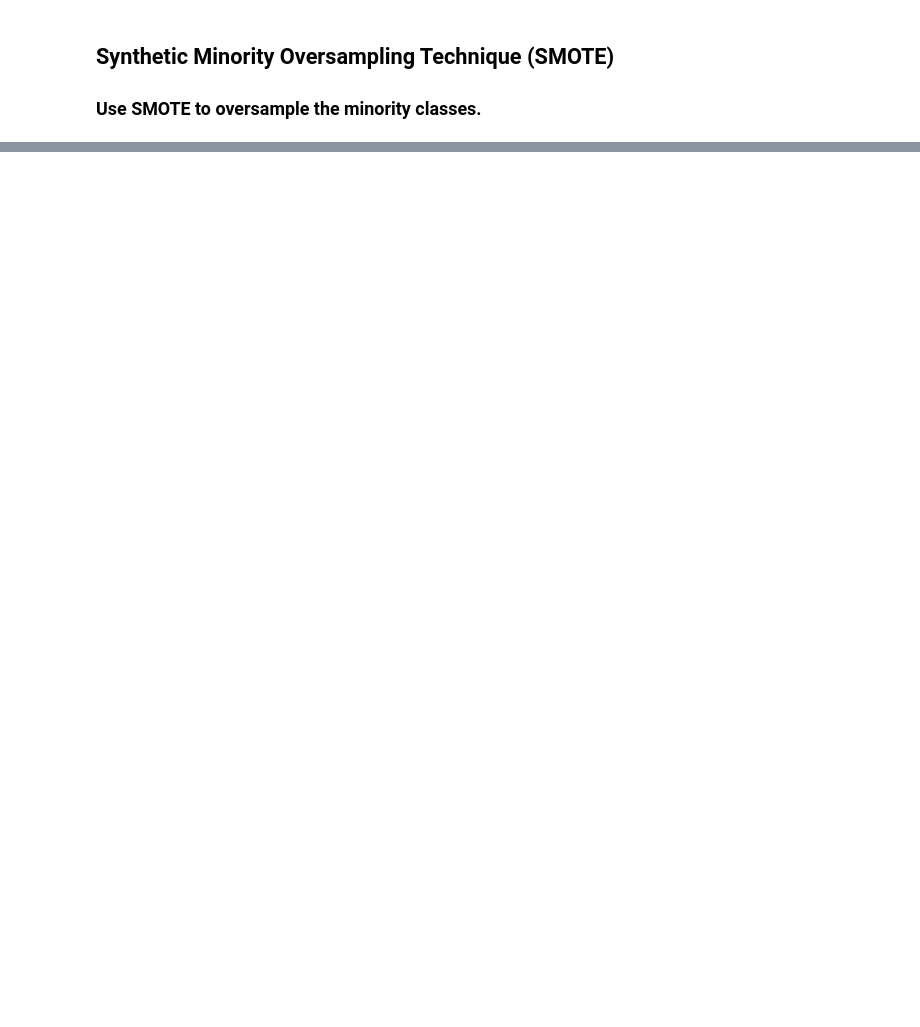
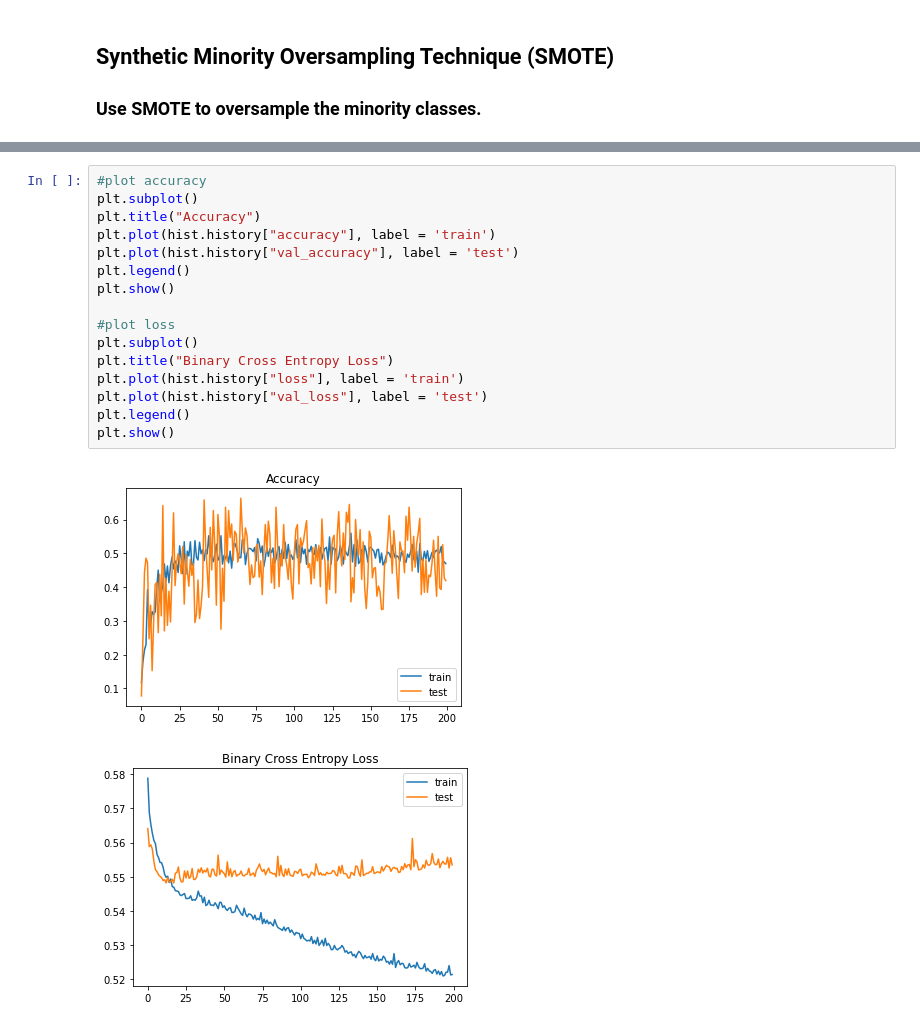
Before and after one commit to ZaneFadul/skincare_classification, a Jupyter notebook: 3.Model_building/random.ipynb, the cells around one changed output, grey strips where cells are left out. Saved outputs shown, nothing was run; the diff lists cells and outputs as text; blank space fills up the shorter version.

```diff
--- a/3.Model_building/random.ipynb
+++ b/3.Model_building/random.ipynb
@@ -500,0 +476,19 @@ RuntimeError: No clusters found with sufficient samples of class ['Combination',
+# %%
+#plot accuracy
+plt.subplot()
+plt.title("Accuracy")
+plt.plot(hist.history["accuracy"], label = 'train')
+plt.plot(hist.history["val_accuracy"], label = 'test')
+plt.legend()
+plt.show()
+
+#plot loss
+plt.subplot()
+plt.title("Binary Cross Entropy Loss")
+plt.plot(hist.history["loss"], label = 'train')
+plt.plot(hist.history["val_loss"], label = 'test')
+plt.legend()
+plt.show()
+# %% [output]
+[figure, added]
+[figure, added]
```
Also changed, not shown: parts of 89 cells of this notebook.
